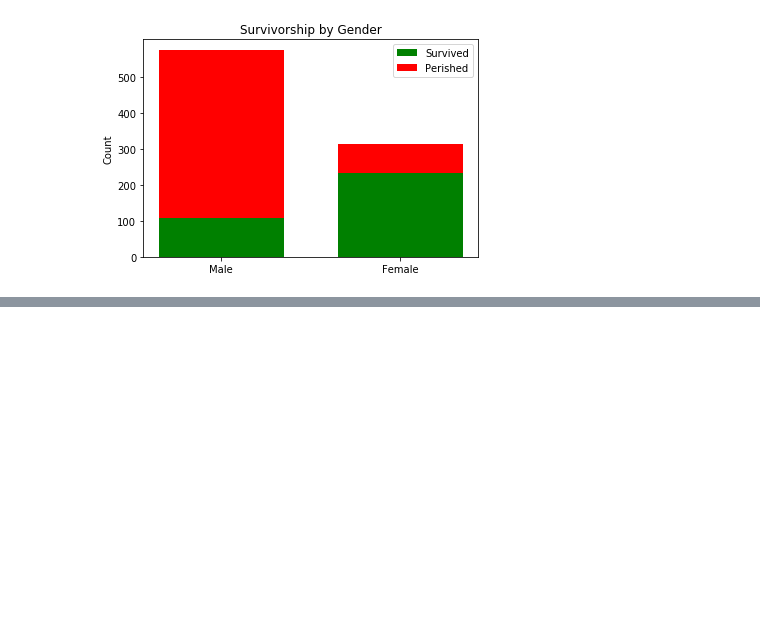
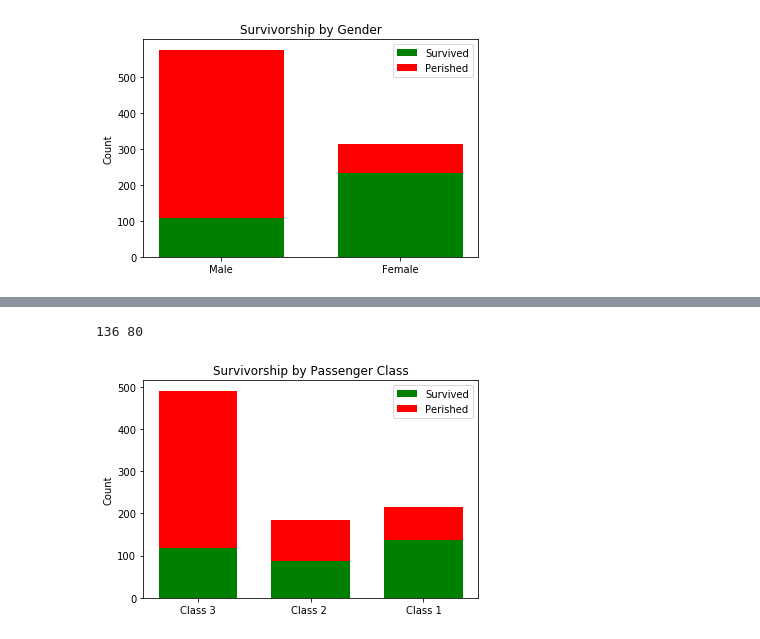
Before and after one commit to sk8erry/investigate-a-dataset, a Jupyter notebook: dand_project_2.ipynb, the cells around one changed output, grey strips where cells are left out. Saved outputs shown, nothing was run; the diff lists cells and outputs as text; code cells hidden in the pictures; blank space fills up the shorter version.

```diff
--- a/dand_project_2.ipynb
+++ b/dand_project_2.ipynb
@@ -131,0 +144,31 @@ plt.show()
+# %%
+###Group passengers by survivorship and Pclass for furthur analysis
+
+p_class_3_survived = len(titanic_df[(titanic_df['Pclass'] == 3) & (titanic_df['Survived'] == 1)])
+p_class_3_perished = len(titanic_df[(titanic_df['Pclass'] == 3) & (titanic_df['Survived'] == 0)])
+
+p_class_2_survived = len(titanic_df[(titanic_df['Pclass'] == 2) & (titanic_df['Survived'] == 1)])
+p_class_2_perished = len(titanic_df[(titanic_df['Pclass'] == 2) & (titanic_df['Survived'] == 0)])
+
+p_class_1_survived = len(titanic_df[(titanic_df['Pclass'] == 1) & (titanic_df['Survived'] == 1)])
+p_class_1_perished = len(titanic_df[(titanic_df['Pclass'] == 1) & (titanic_df['Survived'] == 0)])
+print (p_class_1_survived, p_class_1_perished)
+# %% [output]
+136 80
+# %%
+ind = np.arange(3)
+width = 0.7
+
+p1 = plt.bar(ind, (p_class_3_survived, p_class_2_survived, p_class_1_survived), width, color='g')
+p2 = plt.bar(ind, (p_class_3_perished, p_class_2_perished, p_class_1_perished),
+             width, bottom=(p_class_3_survived, p_class_2_survived, p_class_1_survived), color='r')
+
+plt.ylabel('Count')
+plt.title('Survivorship by Passenger Class')
+plt.xticks(ind, ('Class 3', 'Class 2 ', 'Class 1'))
+plt.yticks(np.arange(0, 600, 100))
+plt.legend((p1[0], p2[0]), ('Survived', 'Perished'))
+
+plt.show()
+# %% [output]
+[figure, added]
```
Also changed, not shown: parts of 9 cells of this notebook.
